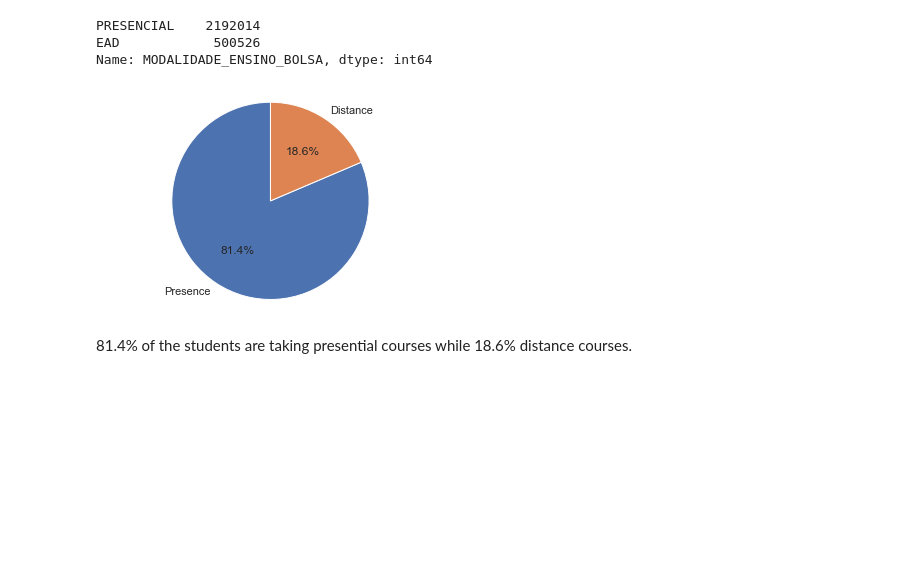
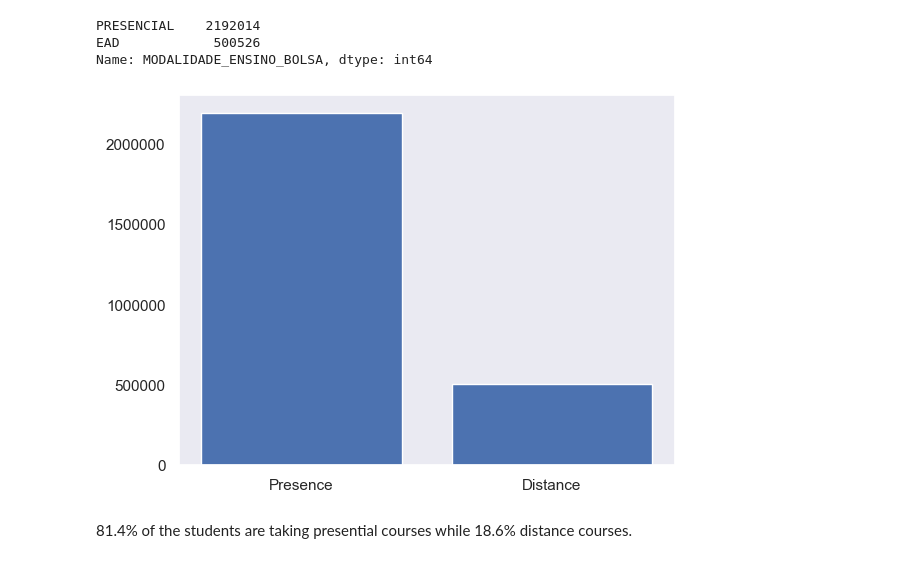
Before and after one commit to katiabarros/python_programs, a Jupyter notebook: Data Analysis of Prouni data.ipynb, the cells around one changed output. Saved outputs shown, nothing was run; the diff lists cells and outputs as text; code cells hidden in the pictures; blank space fills up the shorter version.

```diff
--- a/Data Analysis of Prouni data.ipynb
+++ b/Data Analysis of Prouni data.ipynb
@@ -231,0 +220,3 @@ Name: NOME_IES_BOLSA, Length: 2767, dtype: int64
+# %%
+prouni['NOME_IES_BOLSA'] = prouni['NOME_IES_BOLSA'].str.split('-').str[0]
+prouni.NOME_IES_BOLSA.value_counts()
@@ -291,11 +288,14 @@ EAD            500526
 Name: MODALIDADE_ENSINO_BOLSA, dtype: int64
 # %%
 fig1,ax1=plt.subplots()
-ax1.pie(sum_mod,labels=['Presence','Distance'],autopct='%1.1f%%',startangle=90)
-ax1.axis('equal')
+ax1.bar(['Presence','Distance'],sum_mod)
+formatter = ticker.ScalarFormatter()
+formatter.set_scientific(False)
+ax1.yaxis.set_major_formatter(formatter)
+plt.grid(False)
 plt.show()
 # %% [output]
-[figure, old version]
+[figure, new version]
 # %% [markdown]
 81.4% of the students are taking presential courses while 18.6% distance courses.
 # %% [markdown]
```
Also changed, not shown: parts of 75 cells of this notebook.
